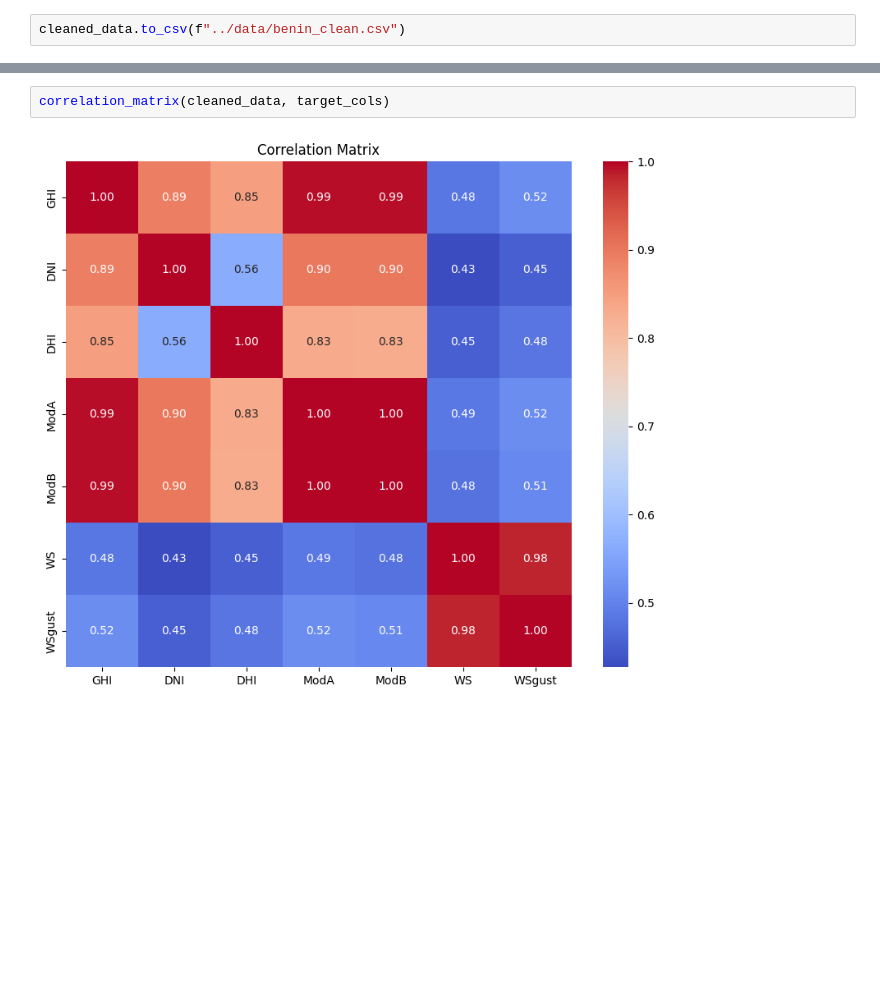
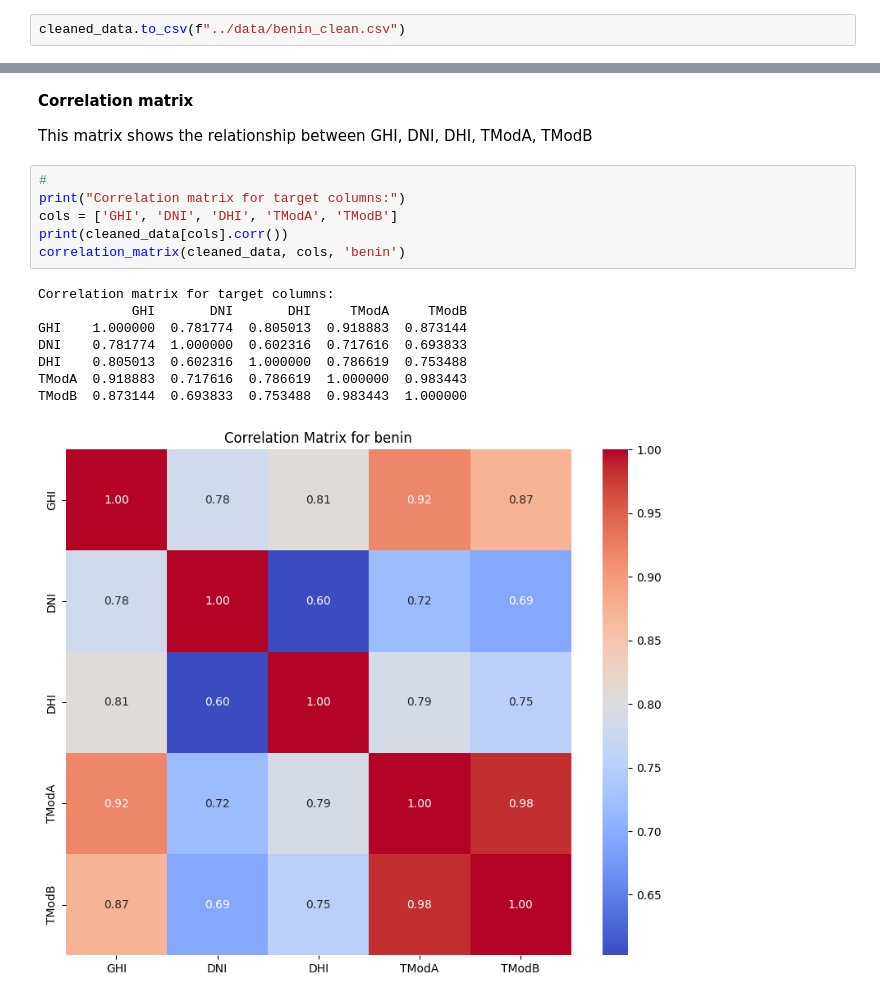
Before and after one commit to mikek1337/solar-challenge-week0, a Jupyter notebook: notebooks/benin_eda.ipynb, the cells around one changed output, grey strips where cells are left out. Cells and saved outputs as stored; diff of their text form; blank space fills up the shorter version.

```diff
--- a/notebooks/benin_eda.ipynb
+++ b/notebooks/benin_eda.ipynb
@@ -95,4 +149,19 @@ plot_time_series(cleaned_data, target_cols)
+# %% [markdown]
+**Correlation matrix**
+
+This matrix shows the relationship between GHI, DNI, DHI, TModA, TModB
 # %%
-correlation_matrix(cleaned_data, target_cols)
+#
+print("Correlation matrix for target columns:")
+cols = ['GHI', 'DNI', 'DHI', 'TModA', 'TModB']
+print(cleaned_data[cols].corr())
+correlation_matrix(cleaned_data, cols, 'benin')
 # %% [output]
+Correlation matrix for target columns:
+            GHI       DNI       DHI     TModA     TModB
+GHI    1.000000  0.781774  0.805013  0.918883  0.873144
+DNI    0.781774  1.000000  0.602316  0.717616  0.693833
+DHI    0.805013  0.602316  1.000000  0.786619  0.753488
+TModA  0.918883  0.717616  0.786619  1.000000  0.983443
+TModB  0.873144  0.693833  0.753488  0.983443  1.000000
-[figure, old version]
+[figure, new version]
```
Also changed, not shown: parts of 19 cells of this notebook, 4 other files.
